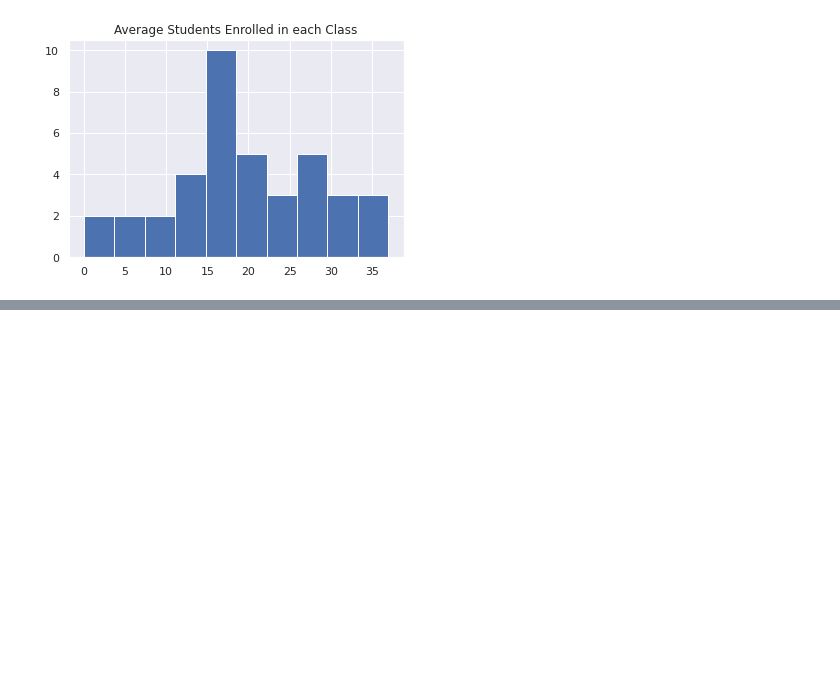
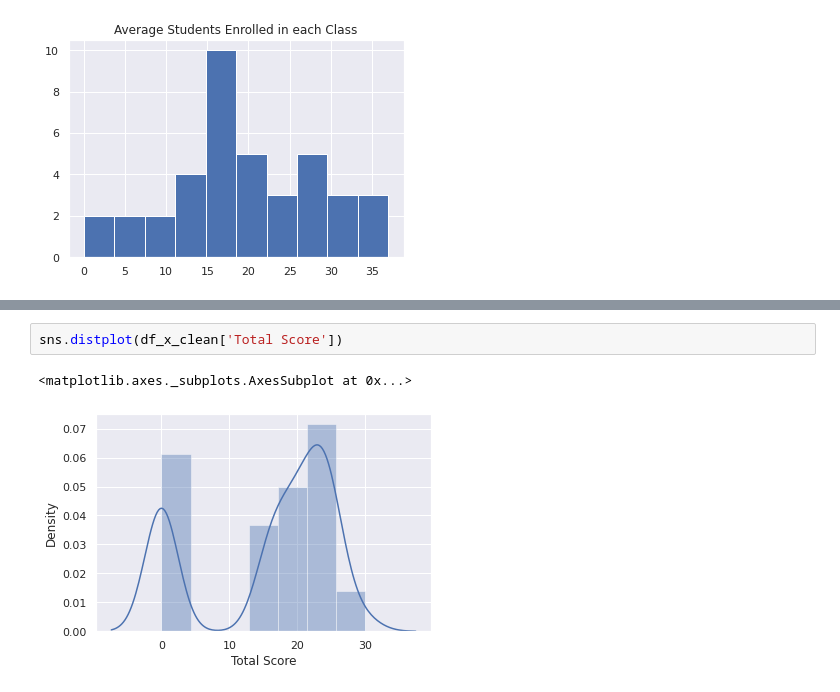
Before and after one commit to georgeputhean/pop-performance, a Jupyter notebook: POP_Performance.ipynb, the cells around one changed output, grey strips where cells are left out. Drawn from its saved outputs; the diff is of its cells as text; blank space fills up the shorter version.

```diff
--- a/POP_Performance.ipynb
+++ b/POP_Performance.ipynb
@@ -304,0 +318,5 @@ plt.show()
+# %%
+sns.distplot(df_x_clean['Total Score'])
+# %% [output]
+<matplotlib.axes._subplots.AxesSubplot at 0x...>
+[figure, added]
```
Also changed, not shown: parts of 8 cells of this notebook.
